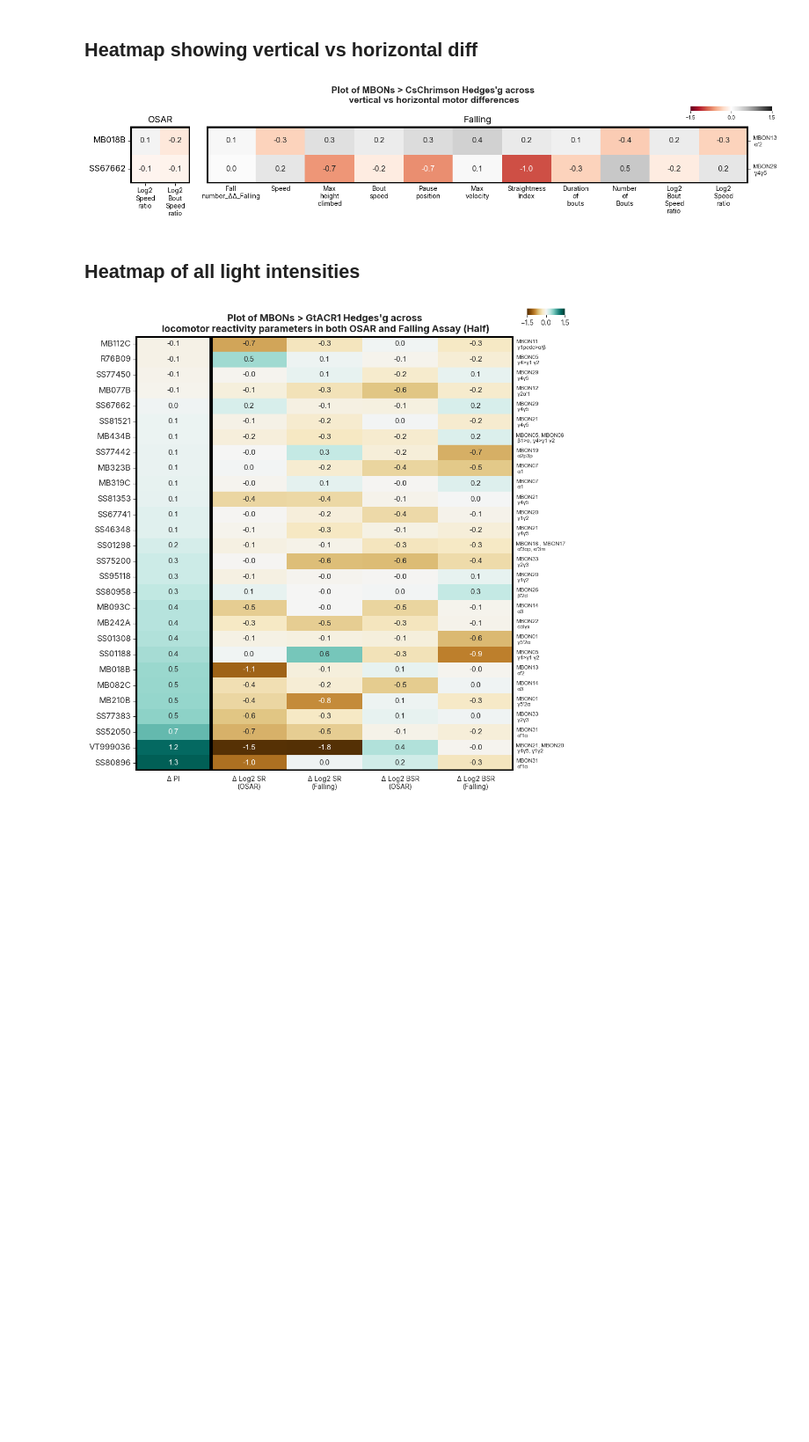
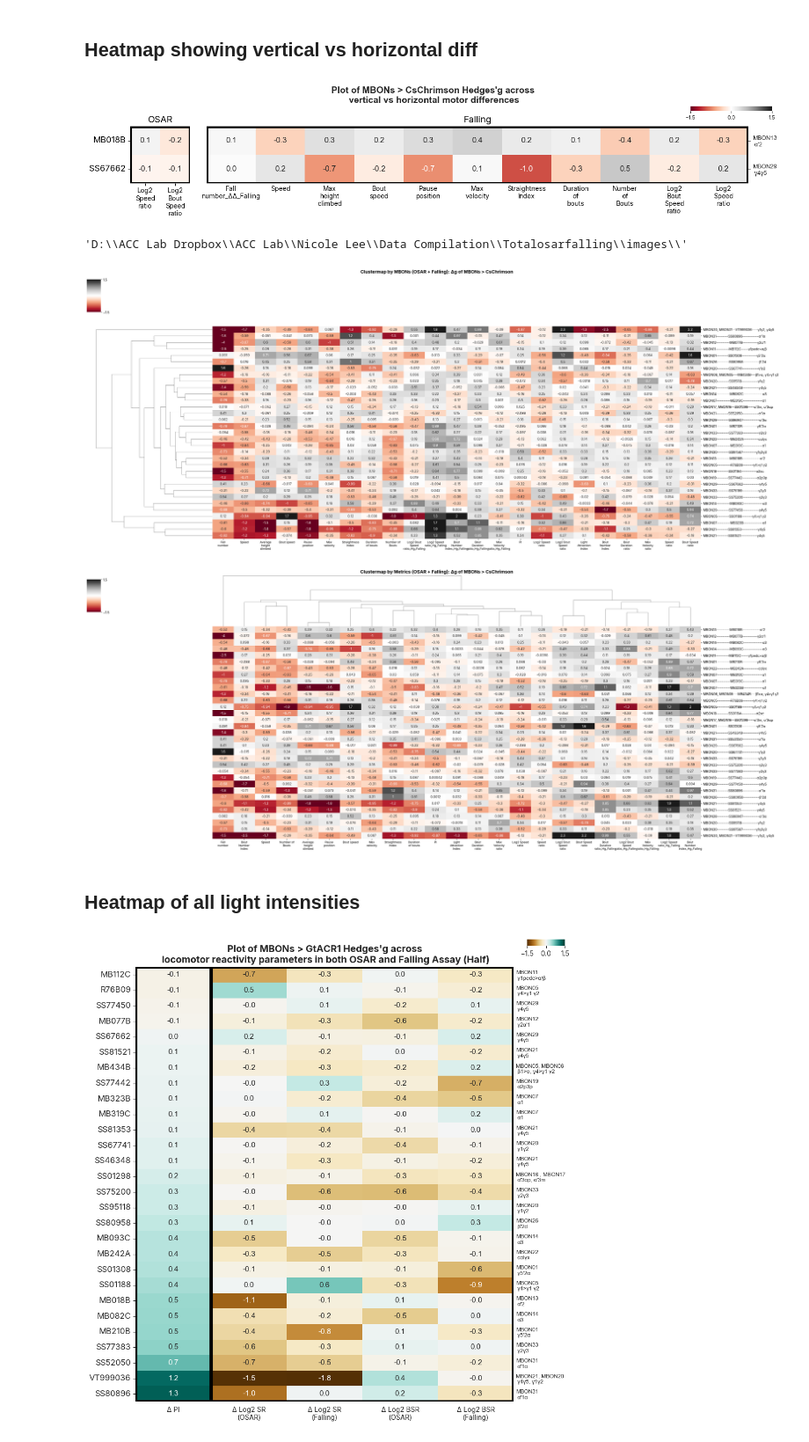
Before and after one commit to lnicole08/OSAR-Nicole-version, a Jupyter notebook: Falling-OSAR heatmaps only.ipynb, the cells around one changed output. Shown at 88% size. Saved outputs shown, nothing was run; the diff lists cells and outputs as text; code cells hidden in the pictures; blank space fills up the shorter version.

```diff
--- a/Falling-OSAR heatmaps only.ipynb
+++ b/Falling-OSAR heatmaps only.ipynb
@@ -554,6 +552,73 @@ plt.savefig(filesavedir + date + "_" + responder + "_hedgesgheatmap_horizontal v
 plt.show()
 # %% [output]
 [figure]
+# %%
+filesavedir
+# %% [output]
+'D:\\ACC Lab Dropbox\\ACC Lab\\Nicole Lee\\Data Compilation\\Totalosarfalling\\images\\'
+# %%
+responder = "Chrimson2"
+data_mode = "OSAR + Falling"  # "OSAR" or "OSAR+Falling"
+
+totalmetriccomparison = pd.read_excel(specifiedpath + "ACC Lab Dropbox\\ACC Lab\\Nicole Lee\\Data Compilation\\2025 Complete raw values osar falling\\Totalcomparisonofallmetrics-Full.xlsx")
+
+if responder == 'Chrimson2':
+    responderrename = "CsChrimson"
+    df_cluster = totalmetriccomparison[totalmetriccomparison['responder']=="Chrimson2"].reset_index(drop=True)
+    colormap = 'RdGy'
+
+if responder == 'ACR':
+    responderrename = "GtACR1"
+    df_cluster = totalmetriccomparison[totalmetriccomparison['responder']=="ACR"].reset_index(drop=True)
+    colormap = 'BrBG'
+
+lobloclst = []
+mbonloclst = []
+for n in df_cluster['MBON']:
+    lobloclst.append(lobelocation[lobelocation['MBON'] == n]['Lobe_location'].values[0])
+    mbonloclst.append(lobelocation[lobelocation['MBON'] == n]['MBON number'].values[0])
+df_cluster['Lobe'] = lobloclst
+df_cluster['Name'] = mbonloclst
+
+df_cluster_data = df_cluster.drop(columns=['genotypeandresponder', 'responder', 'Lobe', 'Name', 'MBON']).copy()
+df_cluster_data.index = df_cluster['MBON']
+
+if data_mode == "OSAR":
+    df_cluster_data = df_cluster_data.filter(regex='_OSAR$')
+    mode_label = "OSAR only"
+else:
+    mode_label = "OSAR + Falling"
+
+ylabellist = [f"{z:-<12}{n:-^12}{k:->12}" for n, k, z in zip(df_cluster['MBON'], df_cluster['Lobe'], df_cluster['Name'])]
+
+xticklabellist = [c.replace("_Hg_OSAR", "").replace("_Δg_OSAR", "").replace("_Δg_Falling", "").replace("_ΔΔ_Falling", "") for c in df_cluster_data.columns]
+
+plt.rcParams["font.family"] = "Inter"
+
+g1 = sns.clustermap(df_cluster_data, cmap=colormap, method='weighted', metric='euclidean',
+                    yticklabels=ylabellist, xticklabels=xticklabellist, vmin=-1.5, vmax=1.5,
+                    row_cluster=True, col_cluster=False, annot = True,
+                    cbar_kws=dict(shrink=0.15, ticks=[-1.5, 1.5]), figsize=(30, 14), cbar_pos=(0, 0.87, .02, .1))
+g1.ax_heatmap.set_ylabel('')
+g1.ax_heatmap.set_xticklabels(g1.ax_heatmap.get_xticklabels(), rotation=0, fontsize=9)
+wrap_labels(g1.ax_heatmap, 10)
+g1.fig.suptitle(f'Clustermap by MBONs ({mode_label}): Δg of MBONs > {responderrename}', weight='bold', fontsize=14, y=1.0)
+
+g2 = sns.clustermap(df_cluster_data, cmap=colormap, method='weighted', metric='euclidean',
+                    yticklabels=ylabellist, xticklabels=xticklabellist, vmin=-1.5, vmax=1.5,
+                    row_cluster=False, col_cluster=True, annot= True,
+                    cbar_kws=dict(shrink=0.15, ticks=[-1.5, 1.5]), figsize=(30, 14), cbar_pos=(0, 0.87, .02, .1))
+g2.ax_heatmap.set_ylabel('')
+g2.ax_heatmap.set_xticklabels(g2.ax_heatmap.get_xticklabels(), rotation=0, fontsize=9)
+wrap_labels(g2.ax_heatmap, 10)
+g2.fig.suptitle(f'Clustermap by Metrics ({mode_label}): Δg of MBONs > {responderrename}', weight='bold', fontsize=14, y=1.0)
+
+plt.show()
+g1.savefig(filesavedir  + date + "_clustermap_MBON_" + responder + "_" + data_mode + "_.png", dpi = 1200)
+g2.savefig(filesavedir  + date + "_clustermap_metric_" + responder + "_" + data_mode + "_.png", dpi = 1200)
+# %% [output]
+[figure, added]
+[figure, added]
 # %% [markdown]
 ## Heatmap of all light intensities
 # %%
```
Also changed, not shown: parts of 2 cells of this notebook, 7 other files.
